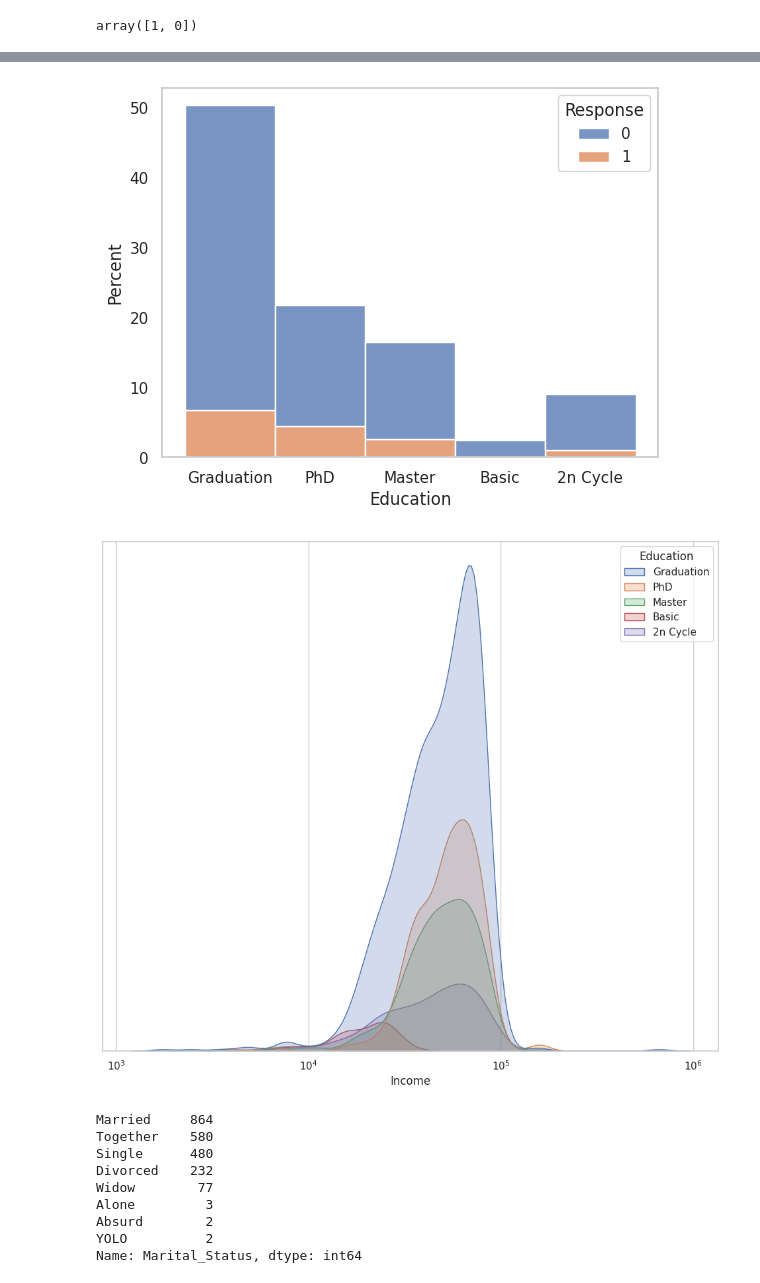
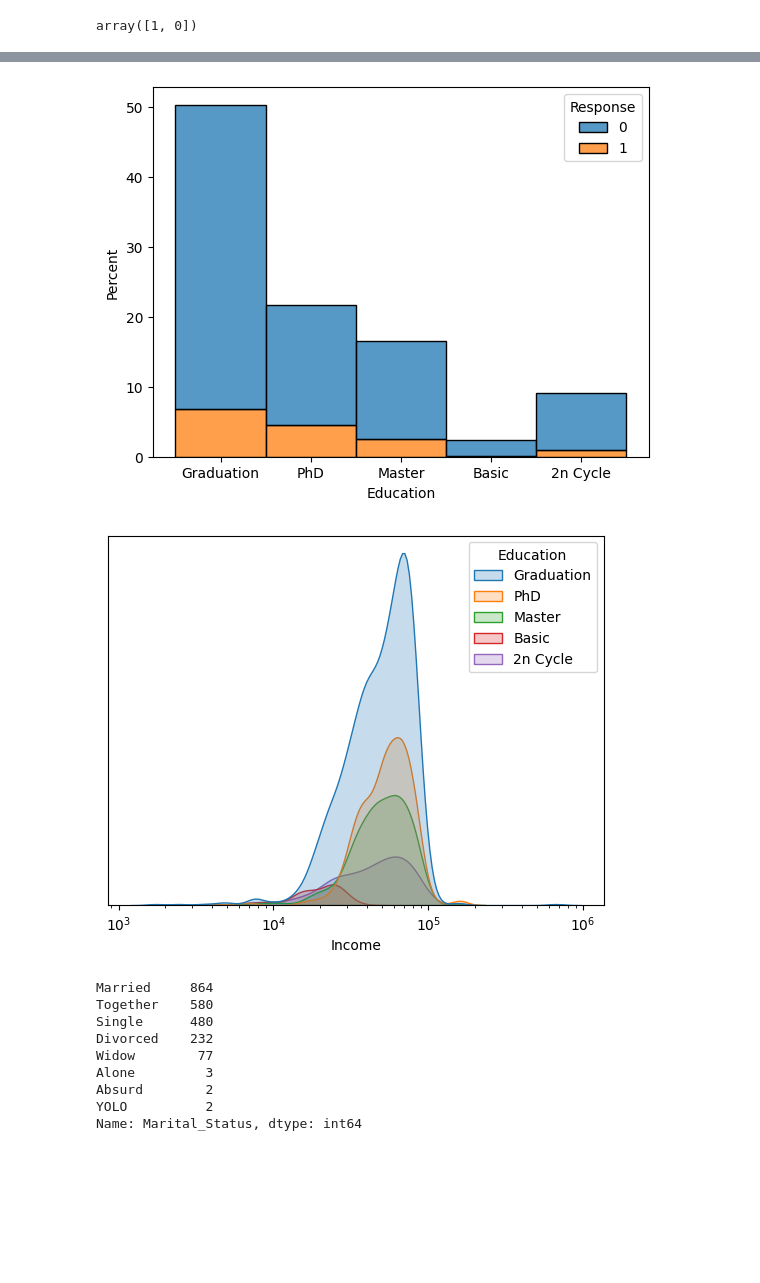
Before and after one commit to mpa-mxiang/marketing-campaign-customer-personality-analysis, a Jupyter notebook: customer_personality_analysis.ipynb, the cells around one changed output, grey strips where cells are left out. Drawn from its saved outputs; the diff is of its cells as text; code cells hidden in the pictures; blank space fills up the shorter version.

Commit message:
delete unnecessary imports

```diff
--- a/customer_personality_analysis.ipynb
+++ b/customer_personality_analysis.ipynb
@@ -12,21 +5,5 @@ import seaborn as sns
 from matplotlib import pyplot as plt
 import numpy as np
 import pandas as pd
-from matplotlib.colors import rgb2hex
-import matplotlib.cm as cm
-import plotly.express as px
-import plotly.graph_objects as go
-import squarify
-from plotly.offline import init_notebook_mode,iplot
-from wordcloud import WordCloud
 import numpy as np
-from scipy import stats
-from PIL import Image
-from sklearn.preprocessing import StandardScaler
-from sklearn.preprocessing import MultiLabelBinarizer
-from sklearn.cluster import KMeans
-from sklearn.preprocessing import LabelEncoder
 import matplotlib.colors
-from collections import Counter
-# Set style
-sns.set(style='whitegrid')
@@ -158,19 +133,18 @@ sns.histplot(x="Education", hue="Response", data=df, multiple="stack", stat="per
 
 plt.grid(False)
 # %% [output]
-[figure, old version]
+[figure, new version]
 # %%
 # Education and Income
-plt.figure(figsize=(12,10))
 sns.kdeplot(
    data=df, x="Income", hue="Education", log_scale= True,
    fill=True
 )
 plt.gca().axes.get_yaxis().set_visible(False)
 
 plt.show()
 # %% [output]
-[figure, old version]
+[figure, new version]
 # %%
 # Analyze Marital Status and Purchases
 df['Marital_Status'].value_counts()
```
Also changed, not shown: parts of 14 cells of this notebook.
